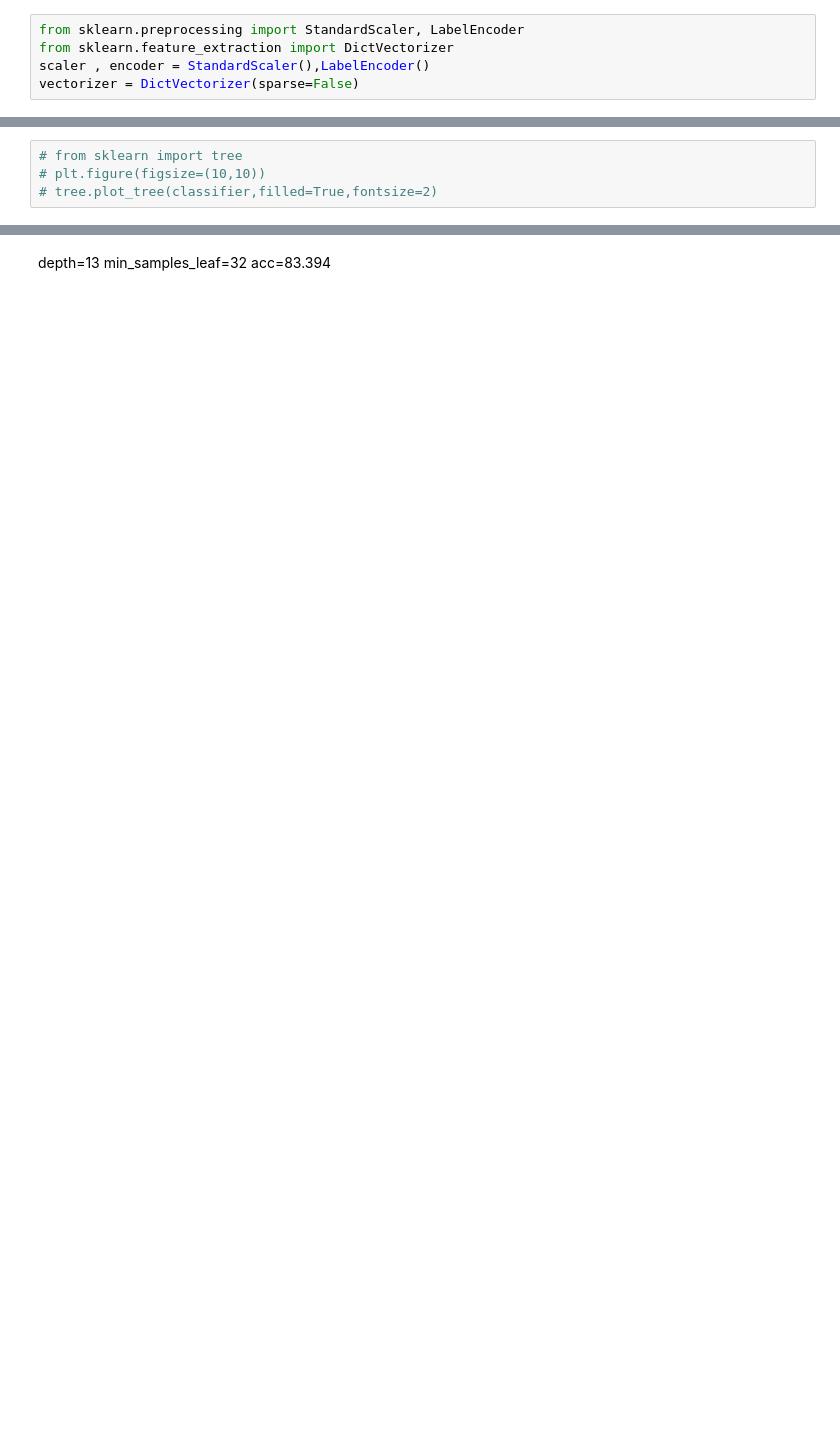
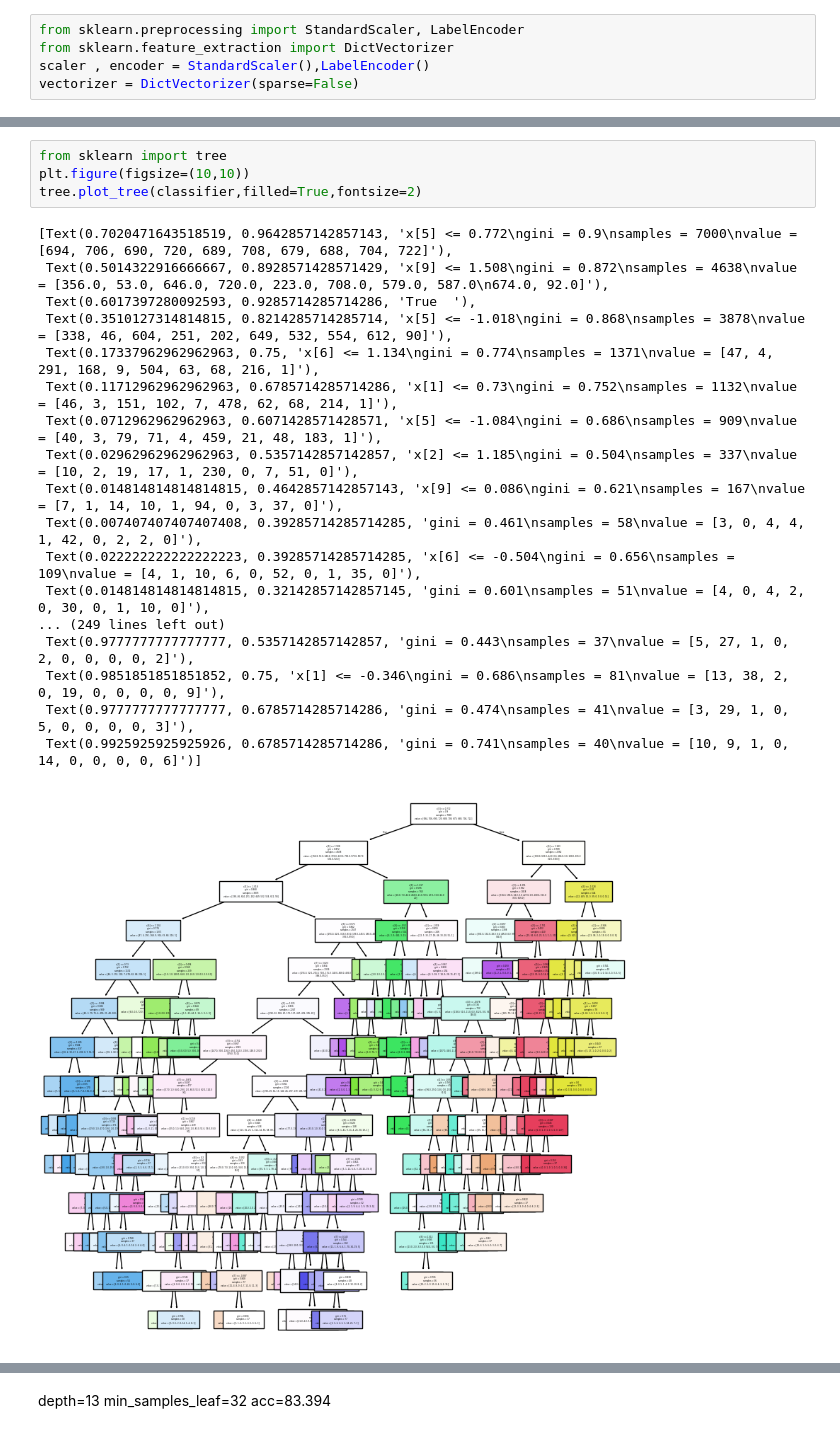
Before and after one commit to harmehar77/Trantor, a Jupyter notebook: Machine Learning/genre classifier/genre_classifier_decision_tree.ipynb, the cells around one changed output, grey strips where cells are left out. Drawn from its saved outputs; the diff is of its cells as text; blank space fills up the shorter version.

```diff
--- a/Machine Learning/genre classifier/genre_classifier_decision_tree.ipynb
+++ b/Machine Learning/genre classifier/genre_classifier_decision_tree.ipynb
@@ -116,5 +152,24 @@ sns.heatmap(cm,cmap='coolwarm',annot=True)
 # %%
-# from sklearn import tree
-# plt.figure(figsize=(10,10))
-# tree.plot_tree(classifier,filled=True,fontsize=2)
+from sklearn import tree
+plt.figure(figsize=(10,10))
+tree.plot_tree(classifier,filled=True,fontsize=2)
+# %% [output]
+[Text(0.7020471643518519, 0.9642857142857143, 'x[5] <= 0.772\ngini = 0.9\nsamples = 7000\nvalue = [694, 706, 690, 720, 689, 708, 679, 688, 704, 722]'),
+ Text(0.5014322916666667, 0.8928571428571429, 'x[9] <= 1.508\ngini = 0.872\nsamples = 4638\nvalue = [356.0, 53.0, 646.0, 720.0, 223.0, 708.0, 579.0, 587.0\n674.0, 92.0]'),
+ Text(0.6017397280092593, 0.9285714285714286, 'True  '),
+ Text(0.3510127314814815, 0.8214285714285714, 'x[5] <= -1.018\ngini = 0.868\nsamples = 3878\nvalue = [338, 46, 604, 251, 202, 649, 532, 554, 612, 90]'),
+ Text(0.17337962962962963, 0.75, 'x[6] <= 1.134\ngini = 0.774\nsamples = 1371\nvalue = [47, 4, 291, 168, 9, 504, 63, 68, 216, 1]'),
+ Text(0.11712962962962963, 0.6785714285714286, 'x[1] <= 0.73\ngini = 0.752\nsamples = 1132\nvalue = [46, 3, 151, 102, 7, 478, 62, 68, 214, 1]'),
+ Text(0.0712962962962963, 0.6071428571428571, 'x[5] <= -1.084\ngini = 0.686\nsamples = 909\nvalue = [40, 3, 79, 71, 4, 459, 21, 48, 183, 1]'),
+ Text(0.02962962962962963, 0.5357142857142857, 'x[2] <= 1.185\ngini = 0.504\nsamples = 337\nvalue = [10, 2, 19, 17, 1, 230, 0, 7, 51, 0]'),
+ Text(0.014814814814814815, 0.4642857142857143, 'x[9] <= 0.086\ngini = 0.621\nsamples = 167\nvalue = [7, 1, 14, 10, 1, 94, 0, 3, 37, 0]'),
+ Text(0.007407407407407408, 0.39285714285714285, 'gini = 0.461\nsamples = 58\nvalue = [3, 0, 4, 4, 1, 42, 0, 2, 2, 0]'),
+ Text(0.022222222222222223, 0.39285714285714285, 'x[6] <= -0.504\ngini = 0.656\nsamples = 109\nvalue = [4, 1, 10, 6, 0, 52, 0, 1, 35, 0]'),
+ Text(0.014814814814814815, 0.32142857142857145, 'gini = 0.601\nsamples = 51\nvalue = [4, 0, 4, 2, 0, 30, 0, 1, 10, 0]'),
+... (249 lines left out)
+ Text(0.9777777777777777, 0.5357142857142857, 'gini = 0.443\nsamples = 37\nvalue = [5, 27, 1, 0, 2, 0, 0, 0, 0, 2]'),
+ Text(0.9851851851851852, 0.75, 'x[1] <= -0.346\ngini = 0.686\nsamples = 81\nvalue = [13, 38, 2, 0, 19, 0, 0, 0, 0, 9]'),
+ Text(0.9777777777777777, 0.6785714285714286, 'gini = 0.474\nsamples = 41\nvalue = [3, 29, 1, 0, 5, 0, 0, 0, 0, 3]'),
+ Text(0.9925925925925926, 0.6785714285714286, 'gini = 0.741\nsamples = 40\nvalue = [10, 9, 1, 0, 14, 0, 0, 0, 0, 6]')]
+[figure, added]
 # %%
```
Also changed, not shown: parts of 17 cells of this notebook, 3 other files.
